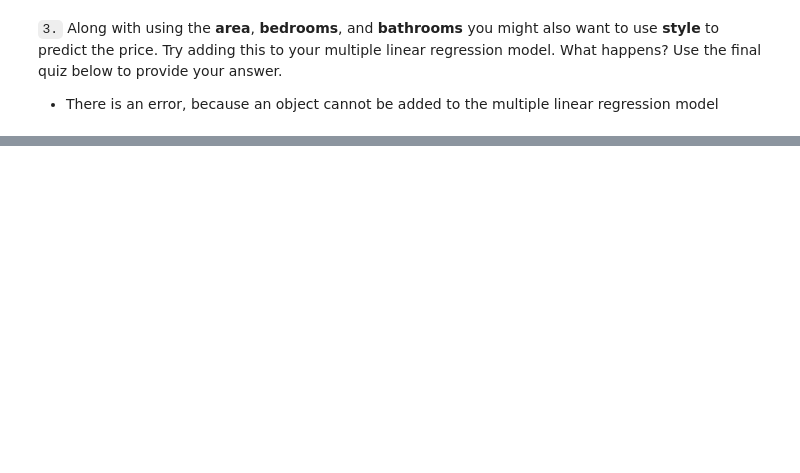
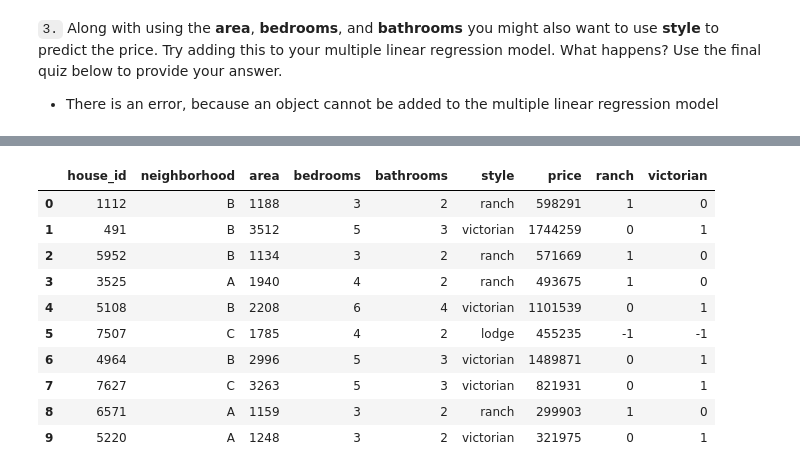
Before and after one commit to geocarvalho/python-ds, a Jupyter notebook: DS-fundations-2/statistics/15-Multiple_linear_regression.ipynb, the cells around one changed output, grey strips where cells are left out. Saved outputs shown, nothing was run; the diff lists cells and outputs as text; code cells hidden in the pictures; blank space fills up the shorter version.

```diff
--- a/DS-fundations-2/statistics/15-Multiple_linear_regression.ipynb
+++ b/DS-fundations-2/statistics/15-Multiple_linear_regression.ipynb
@@ -171,0 +382,38 @@ KeyError: ('intercept', 'area', 'bedrooms', 'bathrooms', 'style')
+# %%
+## The below function creates 1, 0, -1 coded dummy variables.
+
+def dummy_cat(df, col):
+    '''
+    INPUT:
+    df - the dataframe where col is stored
+    col - the categorical column you want to dummy (as a string)
+    OUTPUT:
+    df - the dataframe with the added columns
+         for dummy variables using 1, 0, -1 coding
+    '''
+    for idx, val_0 in enumerate(df[col].unique()):
+        if idx + 1 < df[col].nunique():
+            df[val_0] = df[col].apply(lambda x: 1 if x == val_0 else 0)
+        else:
+            df[val_0] = df[col].apply(lambda x: -1 if x == val_0 else 0)
+            for idx, val_1 in enumerate(df[col].unique()):
+                if idx + 1 < df[col].nunique():
+                    df[val_1] = df[val_0] + df[val_1]
+                else:
+                    del df[val_1]
+    return df
+# %%
+new_df = dummy_cat(df, 'style') # Use on style
+new_df.head(10)
+# %% [output]
+|  | house_id | neighborhood | area | bedrooms | bathrooms | style | price | ranch | victorian |
+| 0 | 1112 | B | 1188 | 3 | 2 | ranch | 598291 | 1 | 0 |
+| 1 | 491 | B | 3512 | 5 | 3 | victorian | 1744259 | 0 | 1 |
+| 2 | 5952 | B | 1134 | 3 | 2 | ranch | 571669 | 1 | 0 |
+| 3 | 3525 | A | 1940 | 4 | 2 | ranch | 493675 | 1 | 0 |
+| 4 | 5108 | B | 2208 | 6 | 4 | victorian | 1101539 | 0 | 1 |
+| 5 | 7507 | C | 1785 | 4 | 2 | lodge | 455235 | -1 | -1 |
+| 6 | 4964 | B | 2996 | 5 | 3 | victorian | 1489871 | 0 | 1 |
+| 7 | 7627 | C | 3263 | 5 | 3 | victorian | 821931 | 0 | 1 |
+| 8 | 6571 | A | 1159 | 3 | 2 | ranch | 299903 | 1 | 0 |
+| 9 | 5220 | A | 1248 | 3 | 2 | victorian | 321975 | 0 | 1 |
```
Also changed, not shown: parts of 28 cells of this notebook.
